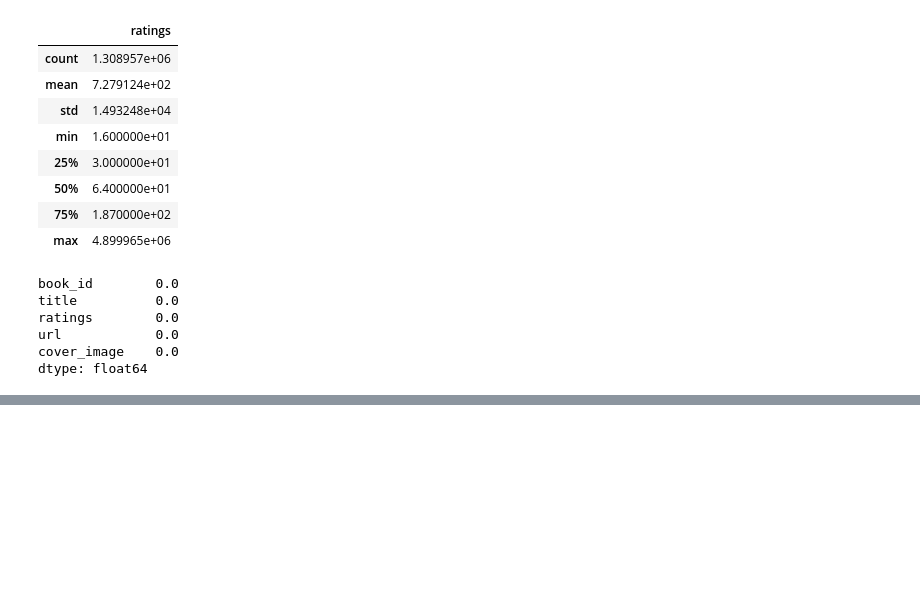
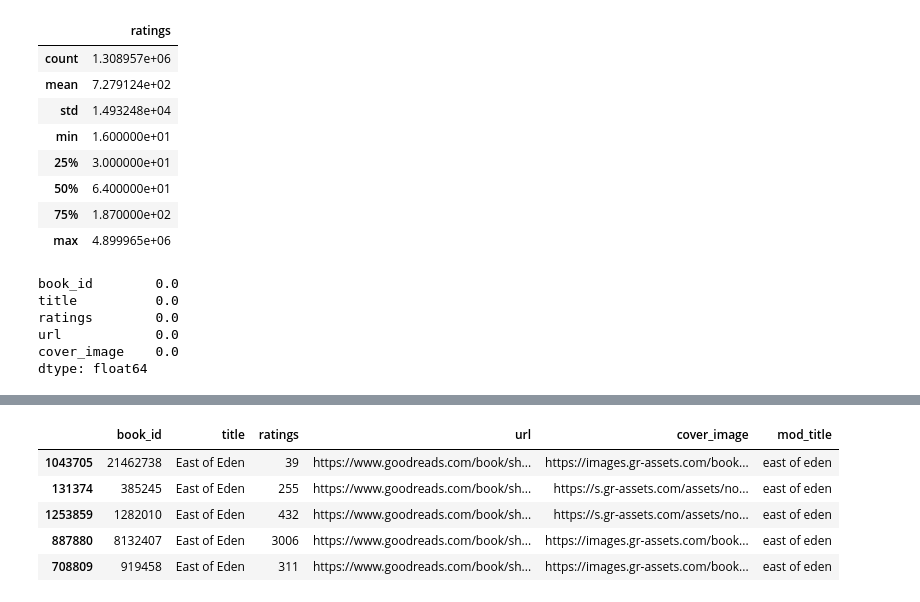
Before and after one commit to TROISTROIS/BOOK-RECOMMENDATION-SYSTEM, a Jupyter notebook: book-recommendation-system.ipynb, the cells around one changed output, grey strips where cells are left out. Saved outputs shown, nothing was run; the diff lists cells and outputs as text; code cells hidden in the pictures; blank space fills up the shorter version.

Commit message:
Create a tfidf matrix

```diff
--- a/book-recommendation-system.ipynb
+++ b/book-recommendation-system.ipynb
@@ -244,3 +244,23 @@ titles.head(20)
 | 17 | 29074697 | The Slaughtered Virgin of Zenopol... | 192 | https://www.goodreads.com/book/sh... | https://s.gr-assets.com/assets/no... | the slaughtered virgin of zenopol... |
 | 18 | 18628480 | Stoner | 116 | https://www.goodreads.com/book/sh... | https://images.gr-assets.com/book... | stoner |
 | 19 | 29074693 | Prowled Darkness (Dante's Circle,... | 149 | https://www.goodreads.com/book/sh... | https://s.gr-assets.com/assets/no... | prowled darkness dantes circle 7 |
+# %%
+# create an instance of tfidfvectorizer
+# takes a list of strings and turns it into a tfidf matrix.
+vectorizer = TfidfVectorizer()
+tfidf = vectorizer.fit_transform(titles["mod_title"])
+# %%
+# turn search query into a vector then match it up against the matrix
+#  then compare
+def search(query, vectorizer):
+    # do the same processing that we did with mod_title
+    processed = re.sub("[^a-zA-Z0-9 ]", "", query.lower())
+    # turn query into a vector
+    query_vec = vectorizer.transform([processed])
+    # find the similarity
+    similarity =cosine_similarity(query_vec,tfidf).flatten()
+    indices = np.argpartition(similarity, -10)[-10:]
+    results = titles.iloc[indices]
+    # the data has a lot of duplicate books so we need to get the row with the highest rating
+    results.sort_values("ratings",ascending =False)
+    return results.head(5)
@@ -246,0 +272,10 @@ titles.head(20)
+# %%
+# search for another book
+search("East of Eden",vectorizer)
+# %% [output]
+|  | book_id | title | ratings | url | cover_image | mod_title |
+| 1043705 | 21462738 | East of Eden | 39 | https://www.goodreads.com/book/sh... | https://images.gr-assets.com/book... | east of eden |
+| 131374 | 385245 | East of Eden | 255 | https://www.goodreads.com/book/sh... | https://s.gr-assets.com/assets/no... | east of eden |
+| 1253859 | 1282010 | East of Eden | 432 | https://www.goodreads.com/book/sh... | https://s.gr-assets.com/assets/no... | east of eden |
+| 887880 | 8132407 | East of Eden | 3006 | https://www.goodreads.com/book/sh... | https://images.gr-assets.com/book... | east of eden |
+| 708809 | 919458 | East of Eden | 311 | https://www.goodreads.com/book/sh... | https://images.gr-assets.com/book... | east of eden |
```
Also changed, not shown: parts of 5 cells of this notebook.
